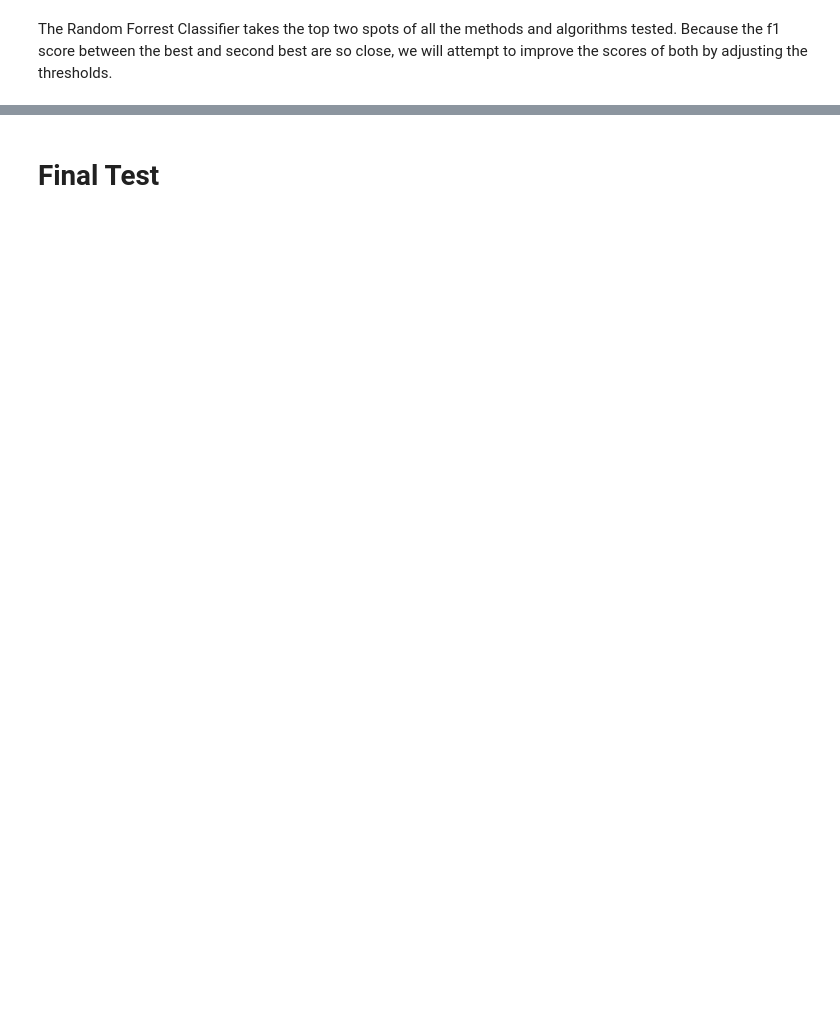
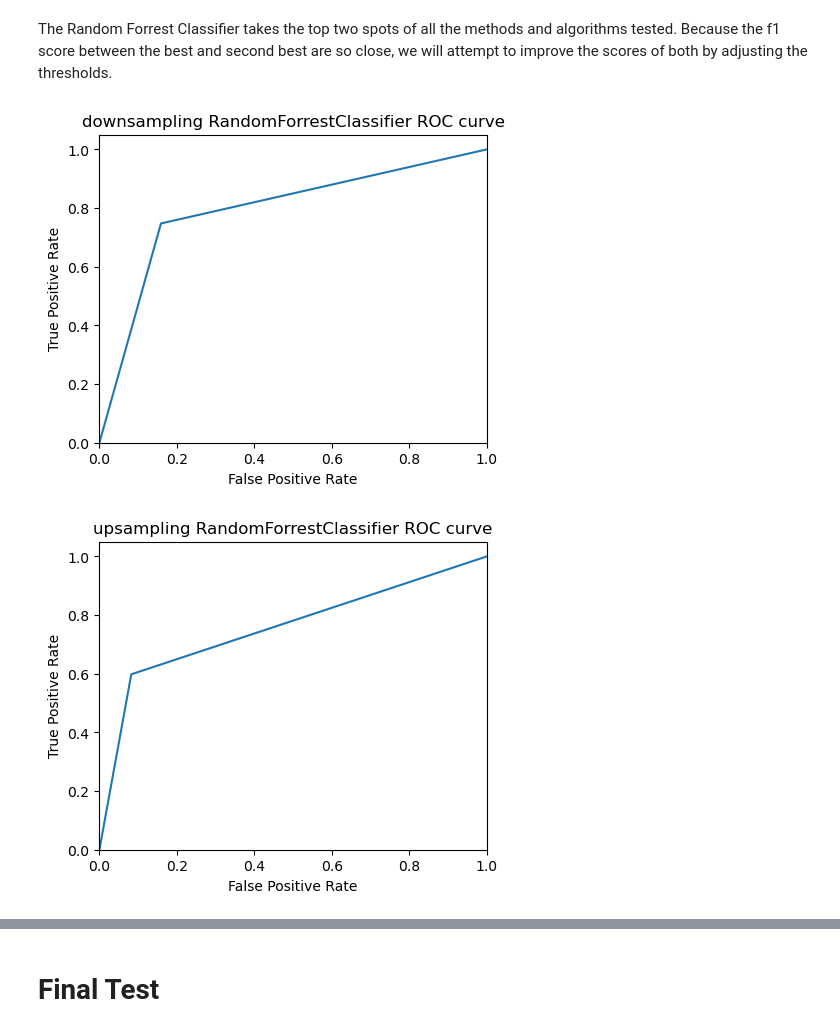
Before and after one commit to IMMontoya/Predict_Customer_Churn, a Jupyter notebook: nb.ipynb, the cells around one changed output, grey strips where cells are left out. Drawn from its saved outputs; the diff is of its cells as text; code cells hidden in the pictures; blank space fills up the shorter version.

```diff
--- a/nb.ipynb
+++ b/nb.ipynb
@@ -741,2 +848,6 @@ display(results)
 # %% [markdown]
 # Adjust Threshold
+# %%
+results = load_results()
+
+display(results)
@@ -745,6 +867,23 @@ The Random Forrest Classifier takes the top two spots of all the methods and alg
 # %%
 # Keep only the top 2 results
 results = results.head(2)
+# %%
+# Plot the AuC-ROC curve for the top 2 models
+for i, row in results.iterrows():
+    model = row['model']
+    predictions_valid = model.predict(features_valid)
+    fpr, tpr, thresholds = roc_curve(target_valid, predictions_valid)
+    plt.figure(figsize=(5, 4))
+    plt.plot(fpr, tpr)
+    plt.xlim([0.0, 1.0])
+    plt.ylim([0.0, 1.05])
+    plt.xlabel('False Positive Rate')
+    plt.ylabel('True Positive Rate')
+    plt.title(f"{row['method']} {row['algorithm']} ROC curve")
+    plt.show()
+# %% [output]
+[figure, added]
+[figure, added]
 # %%
 results = find_threshold(results, features_valid, target_valid)
 
```
Also changed, not shown: parts of 24 cells of this notebook, 10 other files.
